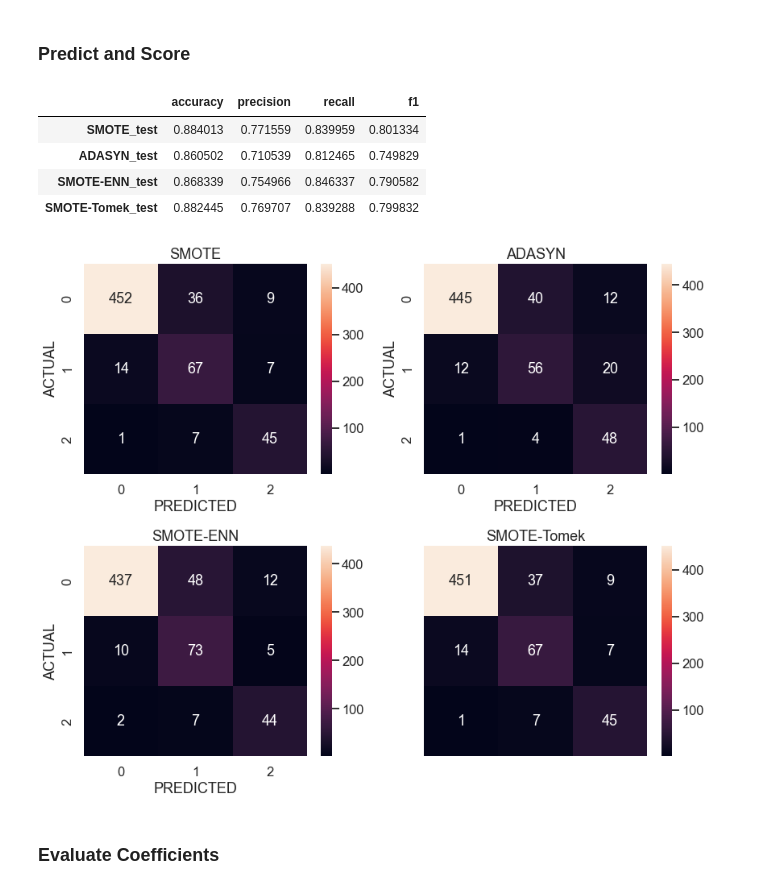
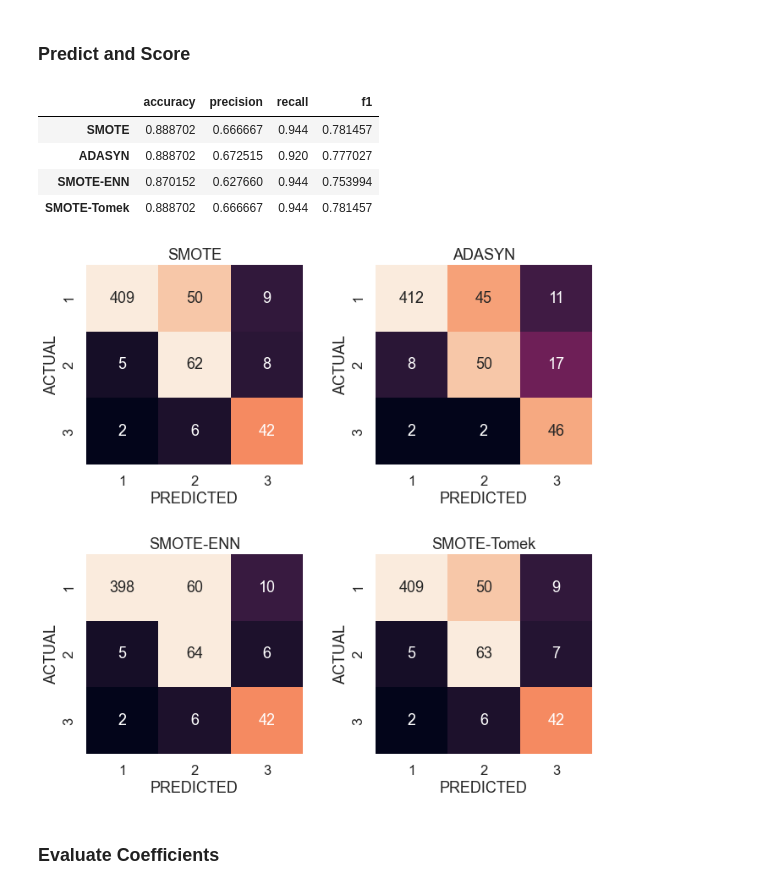
Before and after one commit to aaronmil/fetal_toco, a Jupyter notebook: Fetal Toco.ipynb, the cells around one changed output. Saved outputs shown, nothing was run; the diff lists cells and outputs as text; code cells hidden in the pictures.

```diff
--- a/Fetal Toco.ipynb
+++ b/Fetal Toco.ipynb
@@ -493,0 +457,7 @@ metrics
+# %%
+error_measures = pd.DataFrame()
+
+for lab in coeff_labels:
+    error_measures = pd.concat([error_measures, measure_error(y_test, y_pred[lab], lab)], axis=1)
+
+error_measures.T
@@ -494,4 +469,9 @@ metrics
 # %%
+cm = dict()
+
+for lab in coeff_labels:
+    cm[lab] = confusion_matrix(y_test, y_pred[lab])
+
 sns.set_context('talk')
 
 fig, axList = plt.subplots(nrows=2, ncols=2)
@@ -501,7 +481,8 @@ fig.set_size_inches(10, 10)
 axList[-1].axis('off')
 
 for ax,lab in zip(axList[:-1], coeff_labels):
-    sns.heatmap(cm[lab], ax=ax, vmax=55, annot=True, fmt='d', cbar=False)
+    sns.heatmap(cm[lab], ax=ax, vmax=55, annot=True, fmt='d',
+        cbar=False, xticklabels=[1,2,3], yticklabels=[1,2,3])
     ax.set(title=lab)
     ax.set_xlabel('PREDICTED')
     ax.set_ylabel('ACTUAL')
@@ -559,11 +549,15 @@ coefficients = list()
 
 for lab, Xts, yts in zip(sampler_labels, Xtrains, ytrains):
     loop_start=time.time()
-    lr_l1.fit(Xts, yts)
-    y_test_pred = pd.concat([y_test_pred, pd.Series(lr_l1.predict(X_test_scaled), name=lab)], axis=1)
-    y_train_pred = pd.concat([y_train_pred, pd.Series(lr_l1.predict(Xts), name=lab)], axis=1)
-    coeffs = lr_l1.coef_
-    coeff_label = pd.MultiIndex(levels=[[lab], [0,1,2]],
+    #lr_l1.fit(Xts, yts)
+    #y_test_pred = pd.concat([y_test_pred, pd.Series(lr_l1.predict(X_test_scaled), name=lab)], axis=1)
+    #y_train_pred = pd.concat([y_train_pred, pd.Series(lr_l1.predict(Xts), name=lab)], axis=1)
+    #coeffs = lr_l1.coef_
+    lr_l2.fit(Xts, yts)
+    y_test_pred = pd.concat([y_test_pred, pd.Series(lr_l2.predict(X_test_scaled), name=lab)], axis=1)
+    y_train_pred = pd.concat([y_train_pred, pd.Series(lr_l2.predict(Xts), name=lab)], axis=1)
+    coeffs = lr_l2.coef_
+    coeff_label = pd.MultiIndex(levels=[[lab], [1,2,3]],
                                  codes=[[0,0,0], [0,1,2]])
     coefficients.append(pd.DataFrame(coeffs.T, columns=coeff_label))
     end = time.time()
@@ -597,33 +575,34 @@ for class_num in coefficients.columns:
 error_measures = pd.DataFrame()
 
 for lab, yts in zip(sampler_labels, ytrains):
-    error_measures = pd.concat([error_measures, measure_error(y_test, y_test_pred[lab], lab+'_test')], axis=1)
+    error_measures = pd.concat([error_measures, measure_error(y_test, y_test_pred[lab], lab)], axis=1)
 
 error_measures.T
 # %% [output]
 |  | accuracy | precision | recall | f1 |
-| SMOTE_test | 0.884013 | 0.771559 | 0.839959 | 0.801334 |
-| ADASYN_test | 0.860502 | 0.710539 | 0.812465 | 0.749829 |
-| SMOTE-ENN_test | 0.868339 | 0.754966 | 0.846337 | 0.790582 |
-| SMOTE-Tomek_test | 0.882445 | 0.769707 | 0.839288 | 0.799832 |
+| SMOTE | 0.888702 | 0.666667 | 0.944 | 0.781457 |
+| ADASYN | 0.888702 | 0.672515 | 0.920 | 0.777027 |
+| SMOTE-ENN | 0.870152 | 0.627660 | 0.944 | 0.753994 |
+| SMOTE-Tomek | 0.888702 | 0.666667 | 0.944 | 0.781457 |
 # %%
 cm = dict()
 
 for lab in sampler_labels:
     cm[lab] = confusion_matrix(y_test, y_test_pred[lab])
 
 fig, axList = plt.subplots(nrows=2, ncols=2)
 axList = axList.flatten()
 fig.set_size_inches(10, 10)
 
 for ax,lab in zip(axList, sampler_labels):
-    sns.heatmap(cm[lab], ax=ax, vmax=55, annot=True, fmt='d', cbar=False)
+    sns.heatmap(cm[lab], ax=ax, vmax=55, annot=True, fmt='d',
+        cbar=False, xticklabels=[1,2,3], yticklabels=[1,2,3])
     ax.set(title=lab)
     ax.set_xlabel('PREDICTED')
     ax.set_ylabel('ACTUAL')
 
-plt.tight_layout()
+plt.tight_layout(pad=2.0)
 # %% [output]
-[figure, old version]
+[figure, new version]
 # %% [markdown]
 ### Evaluate Coefficients
```
Also changed, not shown: parts of 117 cells of this notebook, 1 other file.
